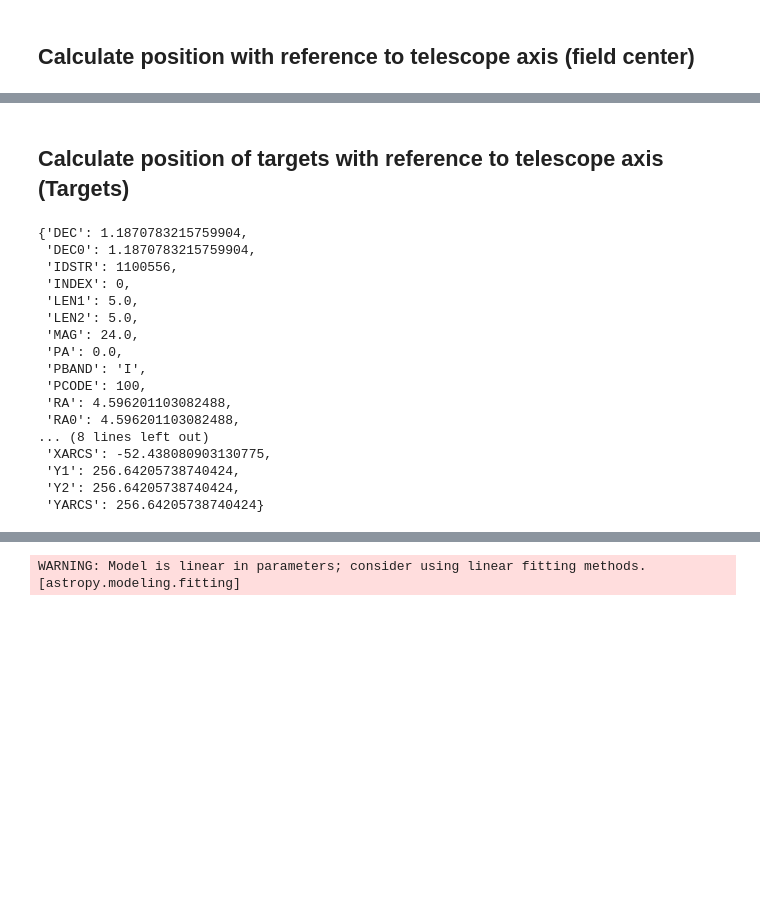
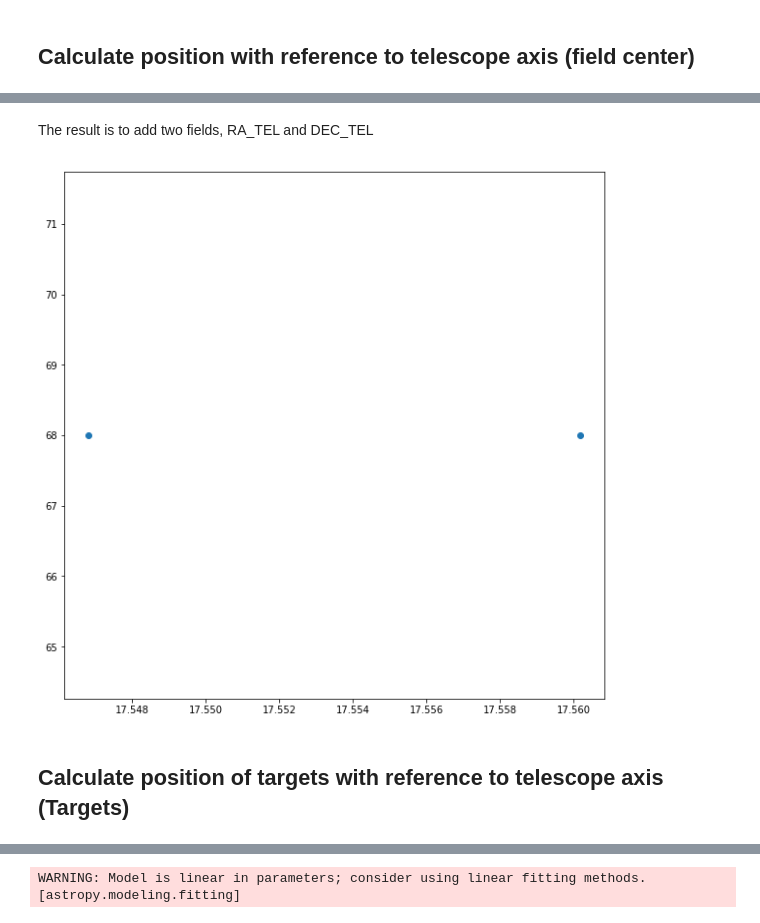
Before and after one commit to KeckObservatory/SlitmaskDesignTool, a Jupyter notebook: PythonConversionByLR/dsimulator.ipynb, the cells around one changed output, grey strips where cells are left out. Drawn from its saved outputs; the diff is of its cells as text; code cells hidden in the pictures; blank space fills up the shorter version.

```diff
--- a/PythonConversionByLR/dsimulator.ipynb
+++ b/PythonConversionByLR/dsimulator.ipynb
@@ -225,3 +212,13 @@ InputData
+# %% [markdown]
+The result is to add two fields, RA_TEL and DEC_TEL
+# %%
+plt.figure(figsize=(10,10))
+x=[radtodeg(InputData['RA_FLD'])/15,radtodeg(InputData['RA_TEL'])/15]
+y=[radtodeg(InputData['DEC_FLD']),radtodeg(InputData['DEC_FLD'])]
+plt.plot(x,y,"o")
+plt.show()
+# %% [output]
+[figure, added]
 # %% [markdown]
 ## Calculate position of targets with reference to telescope axis (Targets)
 # %%
@@ -307,24 +321,3 @@ def chk_stat(x,y):
             return False
 
     return True
-# %%
-TargetData = tel_coords(InputData, TargetData)
-TargetData[0]
-# %% [output]
-{'DEC': 1.1870783215759904,
- 'DEC0': 1.1870783215759904,
- 'IDSTR': 1100556,
- 'INDEX': 0,
- 'LEN1': 5.0,
- 'LEN2': 5.0,
- 'MAG': 24.0,
- 'PA': 0.0,
- 'PBAND': 'I',
- 'PCODE': 100,
- 'RA': 4.596201103082488,
- 'RA0': 4.596201103082488,
-... (8 lines left out)
- 'XARCS': -52.438080903130775,
- 'Y1': 256.64205738740424,
- 'Y2': 256.64205738740424,
- 'YARCS': 256.64205738740424}
```
Also changed, not shown: parts of 31 cells of this notebook.
